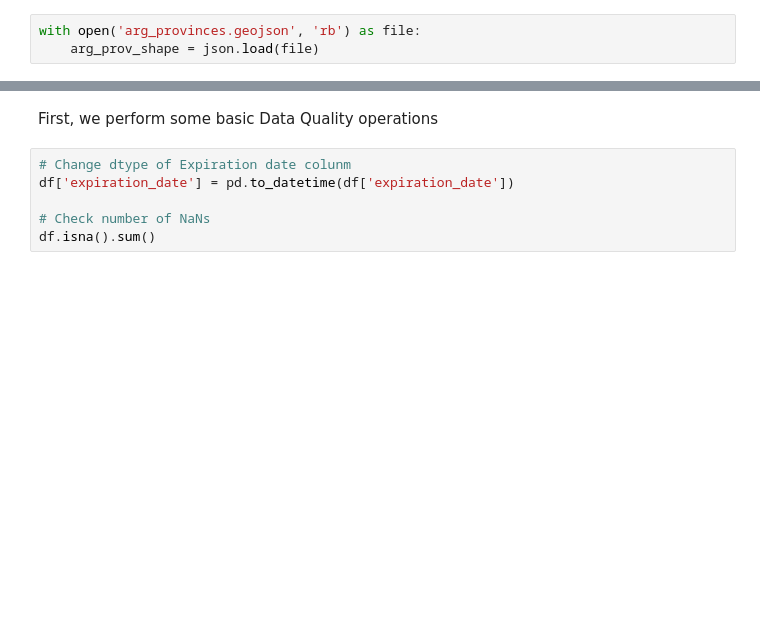
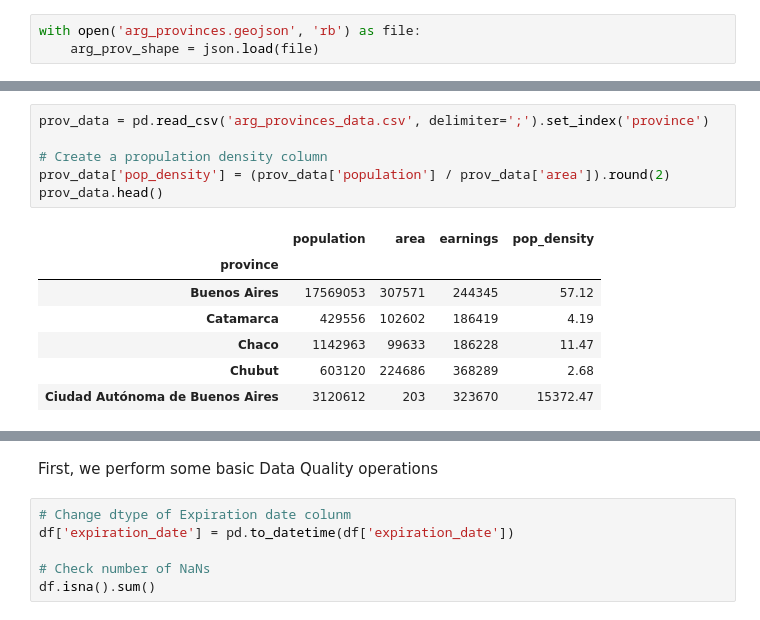
Before and after one commit to ajossorioarana/arg_ham_callsigns, a Jupyter notebook: ham_callsigns_eda.ipynb, the cells around one changed output, grey strips where cells are left out. Cells and saved outputs as stored; diff of their text form; blank space fills up the shorter version.

```diff
--- a/ham_callsigns_eda.ipynb
+++ b/ham_callsigns_eda.ipynb
@@ -62,0 +55,14 @@ df
+# %%
+prov_data = pd.read_csv('arg_provinces_data.csv', delimiter=';').set_index('province')
+
+# Create a propulation density column
+prov_data['pop_density'] = (prov_data['population'] / prov_data['area']).round(2)
+prov_data.head()
+# %% [output]
+|  | population | area | earnings | pop_density |
+| province |  |  |  |  |
+| Buenos Aires | 17569053 | 307571 | 244345 | 57.12 |
+| Catamarca | 429556 | 102602 | 186419 | 4.19 |
+| Chaco | 1142963 | 99633 | 186228 | 11.47 |
+| Chubut | 603120 | 224686 | 368289 | 2.68 |
+| Ciudad Autónoma de Buenos Aires | 3120612 | 203 | 323670 | 15372.47 |
```
Also changed, not shown: parts of 38 cells of this notebook, 1 other file.
